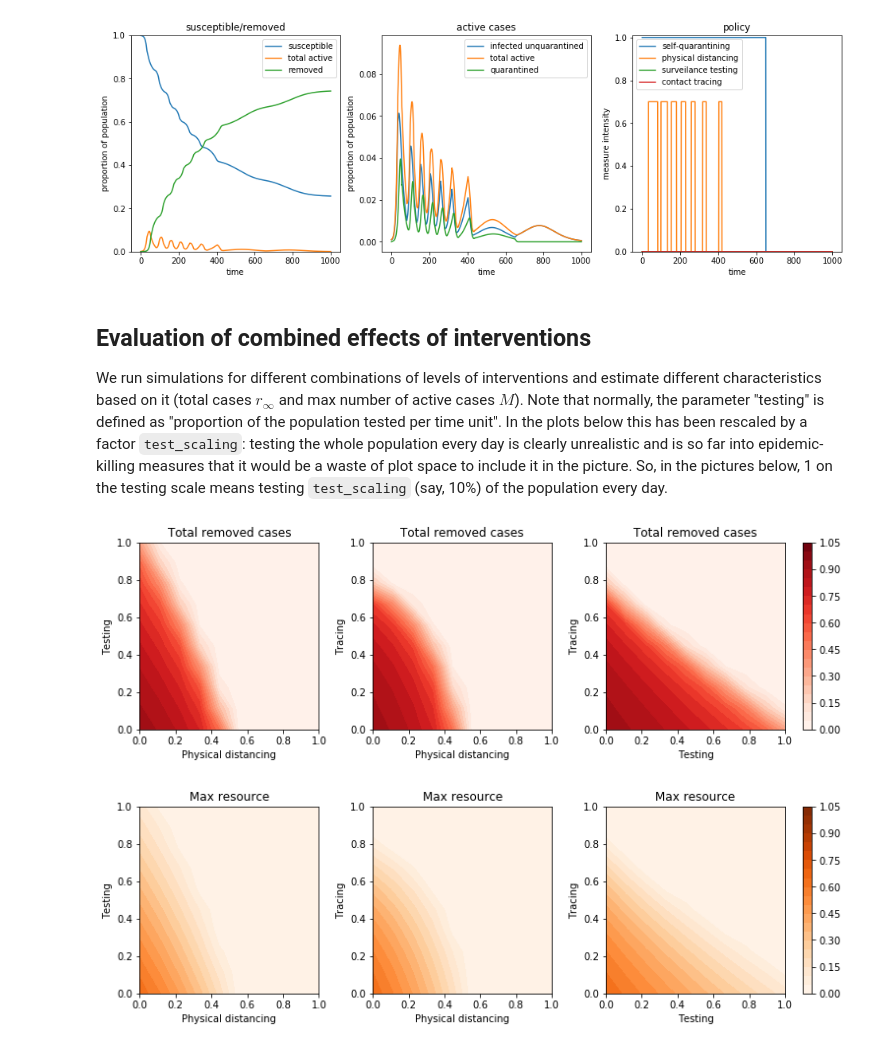
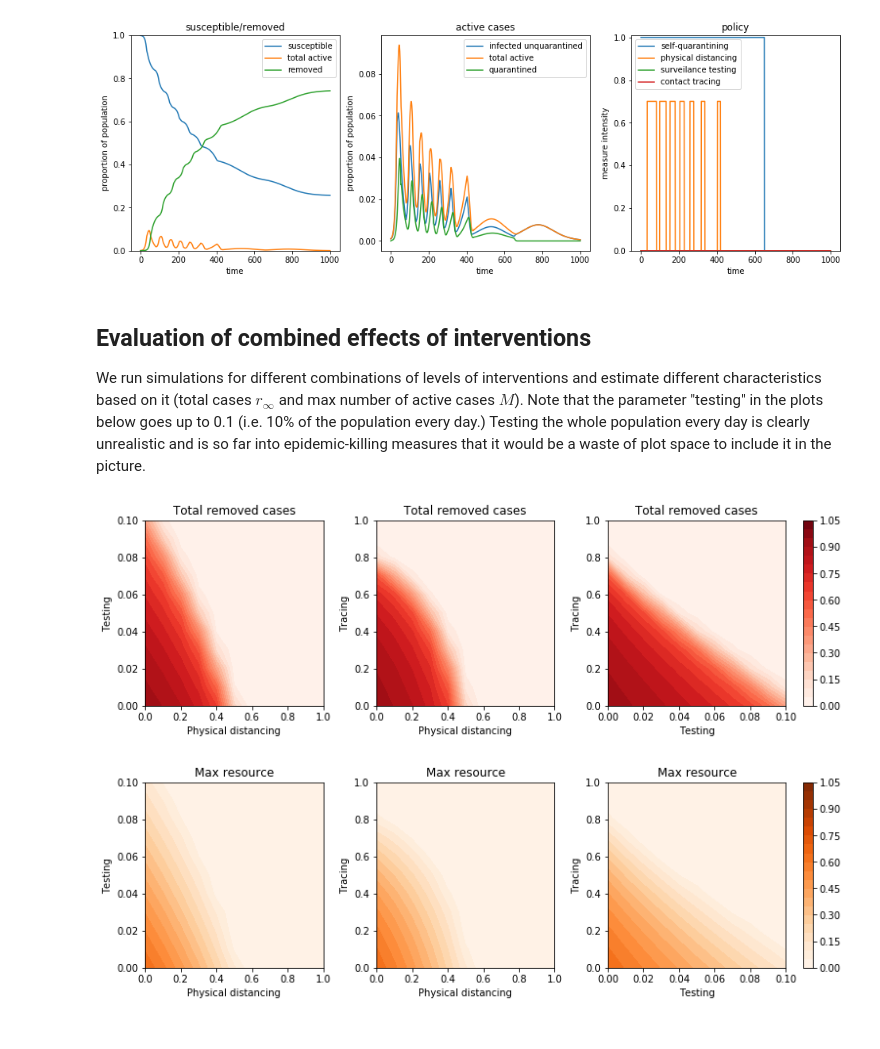
Before and after one commit to nbruin/SIR_tracing, a Jupyter notebook: work_nils.ipynb, the cells around one changed output. Saved outputs shown, nothing was run; the diff lists cells and outputs as text; code cells hidden in the pictures.

Commit message:
Set the range for testing to 0.1 for in the contour plots.

```diff
--- a/work_nils.ipynb
+++ b/work_nils.ipynb
@@ -303,30 +303,26 @@ _=S.time_plots(1000)
 [figure]
 # %% [markdown]
 ## Evaluation of combined effects of interventions
-We run simulations for different combinations of levels of interventions and estimate different characteristics based on it (total cases $r_\infty$ and max number of active cases $M$). Note that normally, the parameter "testing" is defined as "proportion of the population tested per time unit". In the plots below this has been rescaled by a factor `test_scaling`: testing the whole population every day is clearly unrealistic and is so far into epidemic-killing measures that it would be a waste of plot space to include it in the picture. So, in the pictures below, 1 on the testing scale means testing `test_scaling` (say, 10%) of the population every day.
+We run simulations for different combinations of levels of interventions and estimate different characteristics based on it (total cases $r_\infty$ and max number of active cases $M$). Note that the parameter "testing" in the plots below goes up to 0.1 (i.e. 10% of the population every day.) Testing the whole population every day is clearly unrealistic and is so far into epidemic-killing measures that it would be a waste of plot space to include it in the picture.
 # %%
-Z_contact_trace=[]
-Z_test_trace=[]
-
-M_contact_trace=[]
-M_test_trace=[]
+# Scalars are in the order (C_quar,C_contact,C_test,C_trace).
 
 test_scaling=0.1
 
-xlist=np.linspace(0,1.0,10)
-ylist=xlist.copy()
-X,Y=np.meshgrid(xlist, ylist)
+range_contact=np.arange(0,1.1,0.1)
+range_test=np.arange(0,1.1,0.1)*test_scaling
+range_trace=np.arange(0,1.1,0.1)
 
 N_sim=20
 t_inf=200
 
 Z_contact_test=[]
 M_contact_test=[]
-for j in ylist:
+for j in range_test:
     W=[]
     m=[]
-    for i in xlist:
-        val=simulation(N_sim,beta_dist,q_dist,0.0001,policy=lambda sim,t: (1,1-i,j*test_scaling,0),time_scale=21)
+    for i in range_contact:
+        val=simulation(N_sim,beta_dist,q_dist,0.0001,policy=lambda sim,t: (1,1-i,j,0),time_scale=21)
         val.compute(t_inf)
         W.append(val._r[-1])
         m.append(max(sum(q)+sum(i) for q,i in zip(val._Q,val._I)))
@@ -335,10 +331,10 @@ for j in ylist:
 
 Z_contact_trace=[]
 M_contact_trace=[]
-for j in ylist:
+for j in range_trace:
     W=[]
     m=[]
-    for i in xlist:
+    for i in range_contact:
         val=simulation(N_sim,beta_dist,q_dist,0.0001,policy=lambda sim,t: (1,1-i,0,j),time_scale=21)
         val.compute(t_inf)
         W.append(val._r[-1])
@@ -348,11 +344,11 @@ for j in ylist:
 
 Z_test_trace=[]
 M_test_trace=[]
-for j in ylist:
+for j in range_trace:
     W=[]
     m=[]
-    for i in xlist:
-        val=simulation(N_sim,beta_dist,q_dist,0.0001,policy=lambda sim,t: (1,1,i*test_scaling,j),time_scale=21)
+    for i in range_test:
+        val=simulation(N_sim,beta_dist,q_dist,0.0001,policy=lambda sim,t: (1,1,i,j),time_scale=21)
         val.compute(t_inf)
         W.append(val._r[-1])
         m.append(max(sum(q)+sum(i) for q,i in zip(val._Q,val._I)))
@@ -372,6 +368,7 @@ cax=axes[3]
 fig.set_size_inches(16,3.5)
 fig.subplots_adjust(wspace = 0.3)
 #
+X,Y=np.meshgrid(range_contact, range_test)
 CS1=ax1.contourf(X,Y,Z_contact_test, levels=levels, cmap="Reds")
 #fig.colorbar(CS)
 #ax1.clabel(CS, inline=1, fontsize=10)
@@ -379,8 +376,9 @@ ax1.set_title('Total removed cases')
 ax1.set_xlabel('Physical distancing')
 ax1.set_ylabel('Testing')
 ax1.set_xlim([0, 1])
-ax1.set_ylim([0, 1])
+ax1.set_ylim([0, 0.1])
 #
+X,Y=np.meshgrid(range_contact, range_trace)
 CS2=ax2.contourf(X,Y,Z_contact_trace, levels=levels,cmap="Reds")
 ax2.set_title('Total removed cases')
 ax2.set_xlabel('Physical distancing')
@@ -388,18 +386,19 @@ ax2.set_ylabel('Tracing')
 ax2.set_xlim([0, 1])
 ax2.set_ylim([0, 1])
 #
+X,Y=np.meshgrid(range_test, range_trace)
 CS3=ax3.contourf(X,Y,Z_test_trace, levels=levels,cmap="Reds")
 ax3.set_title('Total removed cases')
 ax3.set_xlabel('Testing')
 ax3.set_ylabel('Tracing')
-ax3.set_xlim([0, 1])
+ax3.set_xlim([0, 0.1])
 ax3.set_ylim([0, 1])
 #
 ip = InsetPosition(ax3, [1.1,0,0.05,1])
 cax.set_axes_locator(ip)
 _=fig.colorbar(CS1, cax=cax, ax=[ax1,ax2,ax3])
 # %% [output]
-[figure, old version]
+[figure, new version]
 # %%
 # Make the three contour plots
 # Add a colourbar as a fourth plot.
@@ -412,33 +411,36 @@ ax2=axes[1]
 ax3=axes[2]
 cax=axes[3]
 fig.set_size_inches(16,3.5)
 fig.subplots_adjust(wspace = 0.3)
 #
+X,Y=np.meshgrid(range_contact, range_test)
 CS1=ax1.contourf(X,Y,M_contact_test, levels=levels,cmap="Oranges")
 #fig.colorbar(CS)
 #ax1.clabel(CS, inline=1, fontsize=10)
 ax1.set_title('Max resource')
 ax1.set_xlabel('Physical distancing')
 ax1.set_ylabel('Testing')
 ax1.set_xlim([0, 1])
-ax1.set_ylim([0, 1])
+ax1.set_ylim([0, 0.1])
 #
+X,Y=np.meshgrid(range_contact, range_trace)
 CS2=ax2.contourf(X,Y,M_contact_trace, levels=levels,cmap="Oranges")
 ax2.set_title('Max resource')
 ax2.set_xlabel('Physical distancing')
 ax2.set_ylabel('Tracing')
 ax2.set_xlim([0, 1])
 ax2.set_ylim([0, 1])
 #
+X,Y=np.meshgrid(range_test, range_trace)
 CS3=ax3.contourf(X,Y,M_test_trace, levels=levels,cmap="Oranges")
 ax3.set_title('Max resource')
 ax3.set_xlabel('Testing')
 ax3.set_ylabel('Tracing')
-ax3.set_xlim([0, 1])
+ax3.set_xlim([0, 0.1])
 ax3.set_ylim([0, 1])
 #
 ip = InsetPosition(ax3, [1.1,0,0.05,1])
 cax.set_axes_locator(ip)
 _=fig.colorbar(CS1, cax=cax, ax=[ax1,ax2,ax3])
 # %% [output]
-[figure, old version]
+[figure, new version]
```
Also changed, not shown: parts of 1 cell of this notebook.
